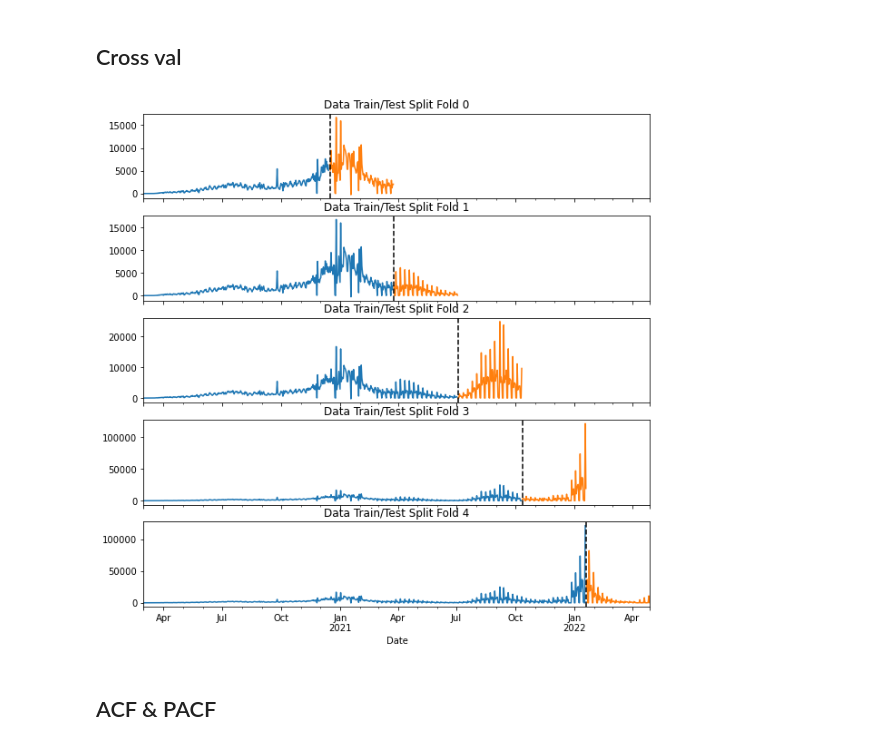
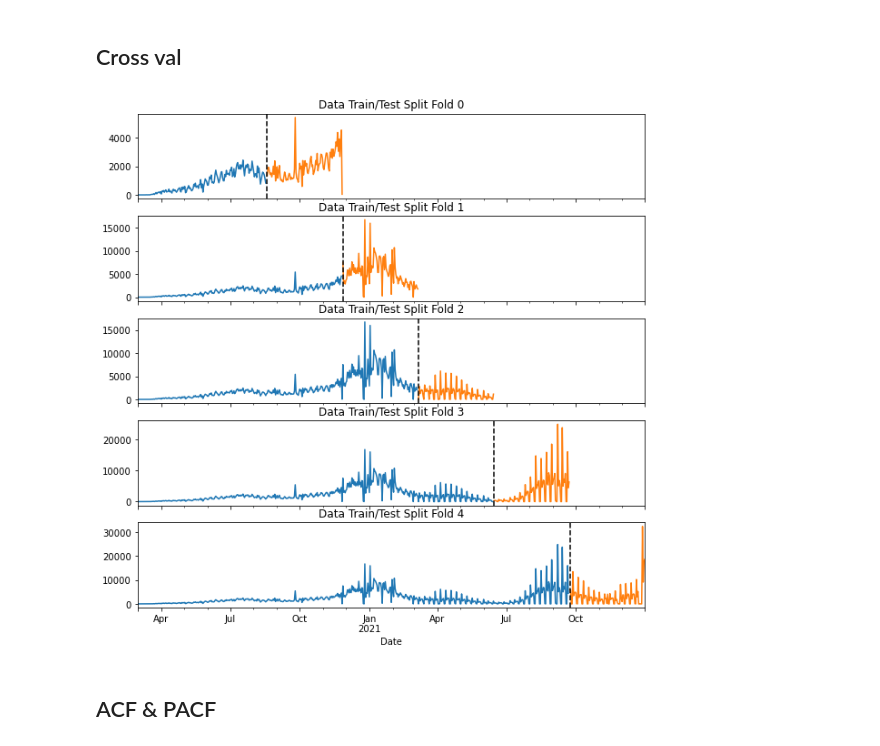
Before and after one commit to danielhe-nu/STAT390-Snowman, a Jupyter notebook: Daniel Final/NorthCarolina_ARIMA.ipynb, the cells around one changed output. Cells and saved outputs as stored; diff of their text form; code cells hidden in the pictures.

```diff
--- a/Daniel Final/NorthCarolina_ARIMA.ipynb
+++ b/Daniel Final/NorthCarolina_ARIMA.ipynb
@@ -98,20 +98,20 @@ covid_df = covid_df.sort_index()
 # %%
 fig, axs = plt.subplots(5, 1, figsize=(10, 10), sharex=True)
 
 fold = 0
-for train_idx, val_idx in tss.split(covid_df):
+for train_idx, val_idx in tss.split(covid_train):
     train = covid_df.iloc[train_idx]
     test = covid_df.iloc[val_idx]
     train['PEOPLE_POSITIVE_NEW_CASES_COUNT'].plot(ax=axs[fold],
                           label='Training Set',
                           title=f'Data Train/Test Split Fold {fold}')
     test['PEOPLE_POSITIVE_NEW_CASES_COUNT'].plot(ax=axs[fold],
                          label='Test Set')
     axs[fold].axvline(test.index.min(), color='black', ls='--')
     fold += 1
 plt.show()
 # %% [output]
-[figure, old version]
+[figure, new version]
 # %% [markdown]
 ## ACF & PACF
 # %%
```
Also changed, not shown: parts of 4 cells of this notebook, 5 other files.
